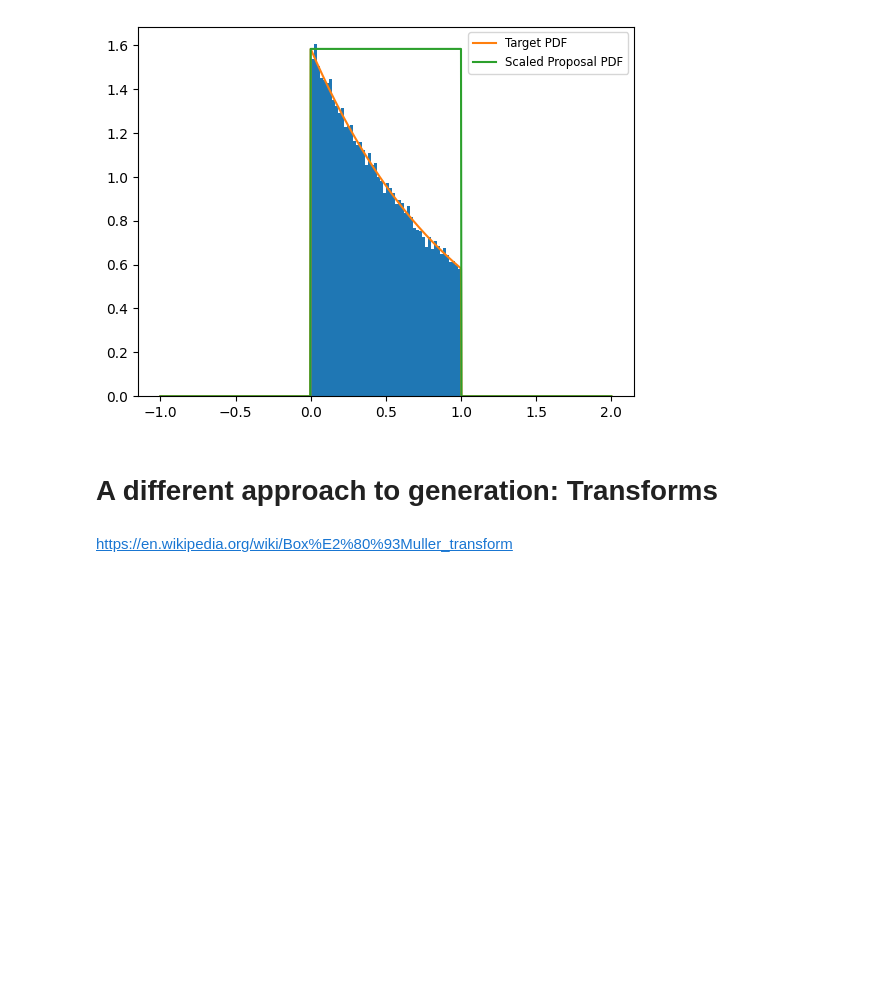
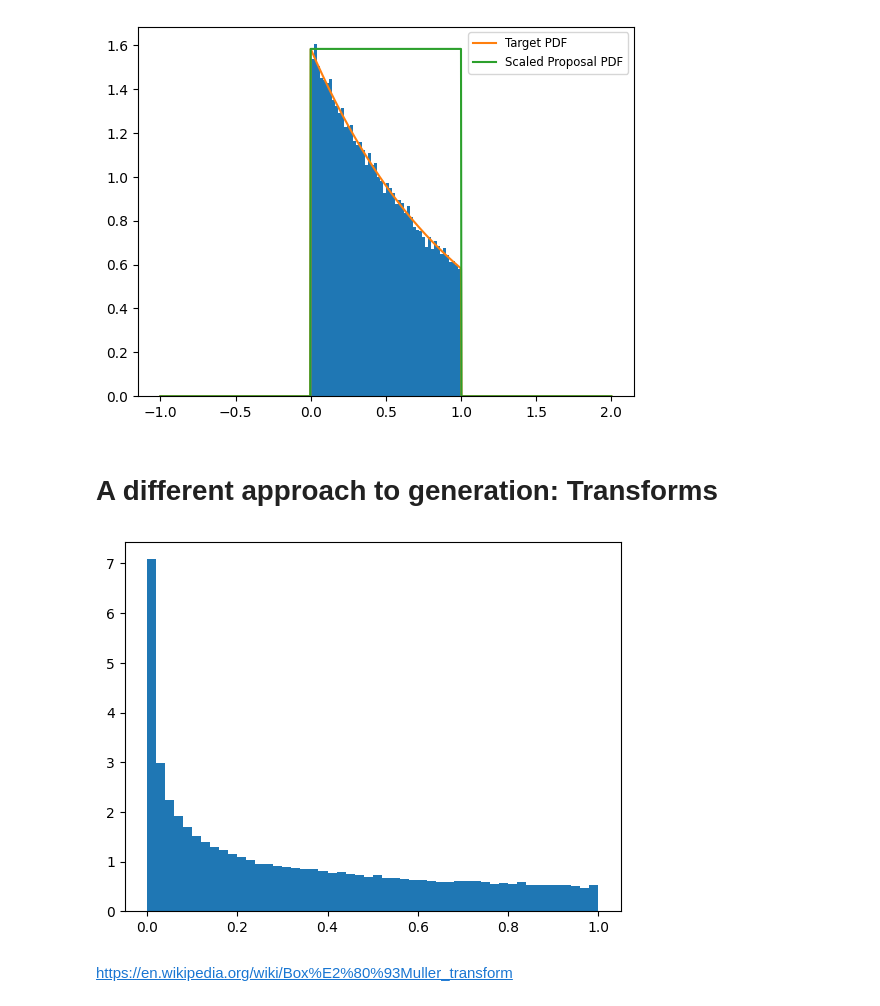
Before and after one commit to yoninazarathy/uq-stat2003-demos, a Jupyter notebook: Lec13_14.ipynb, the cells around one changed output. Drawn from its saved outputs; the diff is of its cells as text; code cells hidden in the pictures; blank space fills up the shorter version.

```diff
--- a/Lec13_14.ipynb
+++ b/Lec13_14.ipynb
@@ -191,6 +198,11 @@ plt.show()
 [figure]
 # %% [markdown]
 # A different approach to generation: Transforms
+# %%
+data = [uni_rv()**2 for _ in range(10**5)]
+plt.hist(data,density=True,bins=50);
+# %% [output]
+[figure, added]
 # %% [markdown]
 https://en.wikipedia.org/wiki/Box%E2%80%93Muller_transform
 # %%
```
Also changed, not shown: parts of 13 cells of this notebook.
